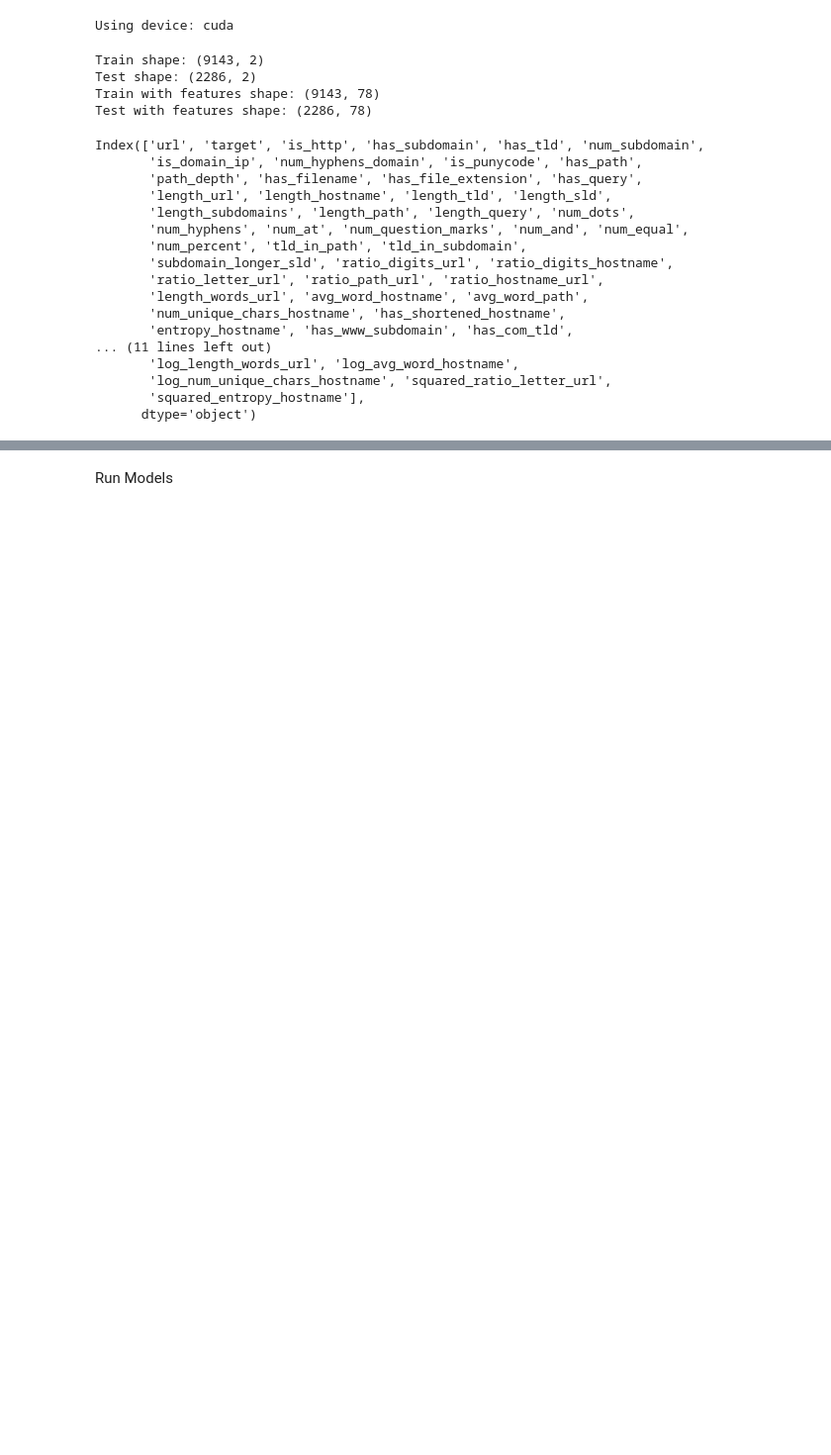
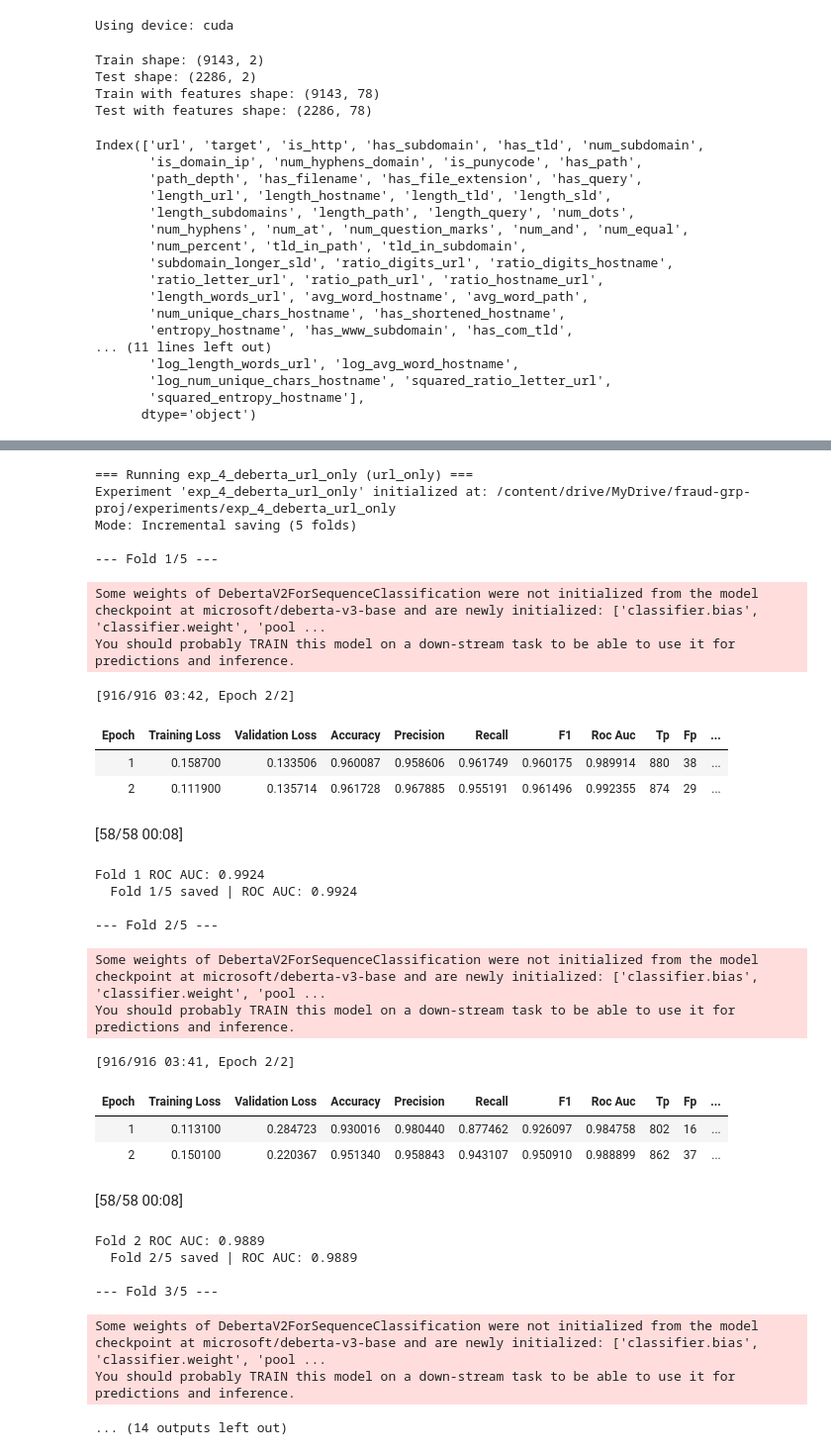
Before and after one commit to KoalaLyfestyle/BT4012-Group-13, a Jupyter notebook: exp_4_transformer_models.ipynb, the cells around one changed output, grey strips where cells are left out. Shown at 99% size. Cells and saved outputs as stored; diff of their text form; code cells hidden in the pictures; blank space fills up the shorter version.

Commit message:
run transformer

```diff
--- a/exp_4_transformer_models.ipynb
+++ b/exp_4_transformer_models.ipynb
@@ -11,14 +11,15 @@ In increasing order of complexity, we will experiment with:
 ## Setup and Imports
 # %%
 use_drive = False
-base_path = "experiments"
 
-# uncomment lines below if running on colab
 from google.colab import drive
 import os
 drive.mount('/content/drive')
 use_drive = True
 drive_root = '/content/drive/MyDrive/fraud-grp-proj/'
+print(os.path.exists(drive_root)) # check path exists
+
 base_path = os.path.join(drive_root, "experiments")
-print(os.path.exists(drive_root)) # check path exists
+
+from save_model import ModelSaver
 # %% [output]
@@ -183 +166,19 @@ def collate_fn(batch):
+# %%
+def collate_fn(batch):
+    out = {
+        "input_ids": torch.stack([b["input_ids"] for b in batch]),
+        "attention_mask": torch.stack([b["attention_mask"] for b in batch]),
+        "labels": torch.stack([b["labels"] for b in batch]),
+    }
+    if "features" in batch[0]:
+        out["features"] = torch.stack([b["features"] for b in batch])
+    return out
+# %%
+from transformers import AutoModelForSequenceClassification
+
+def DebertaURLOnly():
+    return AutoModelForSequenceClassification.from_pretrained(
+        MODEL_NAME,
+        num_labels=2
+    )
 # %%
@@ -234,10 +250,16 @@ def compute_metrics(pred):
     probs = torch.softmax(torch.tensor(logits), dim=1)[:, 1].numpy()
     preds = np.argmax(logits, axis=1)
 
+    cm = confusion_matrix(labels, preds)
+
     return {
         "accuracy": accuracy_score(labels, preds),
         "precision": precision_score(labels, preds, zero_division=0),
         "recall": recall_score(labels, preds, zero_division=0),
         "f1": f1_score(labels, preds, zero_division=0),
-        "roc_auc": roc_auc_score(labels, probs)
+        "roc_auc": roc_auc_score(labels, probs),
+        "TP": cm[1, 1],
+        "FP": cm[0, 1],
+        "TN": cm[0, 0],
+        "FN": cm[1, 0]
     }
@@ -350,2 +265,0 @@ def run_transformer_experiment(model_type, experiment_name):
-# %% [markdown]
-Run Models
@@ -352,6 +381,34 @@ Run Models
 # %%
-results_url_only = run_transformer_experiment(
-    "url_only",
-    "exp_4_deberta_url_only"
-)
+results = run_transformer_experiment("url_only", "exp_4_deberta_url_only")
+# %% [output]
+=== Running exp_4_deberta_url_only (url_only) ===
+Experiment 'exp_4_deberta_url_only' initialized at: /content/drive/MyDrive/fraud-grp-proj/experiments/exp_4_deberta_url_only
+Mode: Incremental saving (5 folds)
+
+--- Fold 1/5 ---
+Some weights of DebertaV2ForSequenceClassification were not initialized from the model checkpoint at microsoft/deberta-v3-base and are newly initialized: ['classifier.bias', 'classifier.weight', 'pool ...
+You should probably TRAIN this model on a down-stream task to be able to use it for predictions and inference.
+[916/916 03:42, Epoch 2/2]
+| Epoch | Training Loss | Validation Loss | Accuracy | Precision | Recall | F1 | Roc Auc | Tp | Fp | ... |
+| 1 | 0.158700 | 0.133506 | 0.960087 | 0.958606 | 0.961749 | 0.960175 | 0.989914 | 880 | 38 | ... |
+| 2 | 0.111900 | 0.135714 | 0.961728 | 0.967885 | 0.955191 | 0.961496 | 0.992355 | 874 | 29 | ... |
+[58/58 00:08]
+Fold 1 ROC AUC: 0.9924
+  Fold 1/5 saved | ROC AUC: 0.9924
+
+--- Fold 2/5 ---
+Some weights of DebertaV2ForSequenceClassification were not initialized from the model checkpoint at microsoft/deberta-v3-base and are newly initialized: ['classifier.bias', 'classifier.weight', 'pool ...
+You should probably TRAIN this model on a down-stream task to be able to use it for predictions and inference.
+[916/916 03:41, Epoch 2/2]
+| Epoch | Training Loss | Validation Loss | Accuracy | Precision | Recall | F1 | Roc Auc | Tp | Fp | ... |
+| 1 | 0.113100 | 0.284723 | 0.930016 | 0.980440 | 0.877462 | 0.926097 | 0.984758 | 802 | 16 | ... |
+| 2 | 0.150100 | 0.220367 | 0.951340 | 0.958843 | 0.943107 | 0.950910 | 0.988899 | 862 | 37 | ... |
+[58/58 00:08]
+Fold 2 ROC AUC: 0.9889
+  Fold 2/5 saved | ROC AUC: 0.9889
+
+--- Fold 3/5 ---
+Some weights of DebertaV2ForSequenceClassification were not initialized from the model checkpoint at microsoft/deberta-v3-base and are newly initialized: ['classifier.bias', 'classifier.weight', 'pool ...
+You should probably TRAIN this model on a down-stream task to be able to use it for predictions and inference.
+... (14 outputs left out)
 # %%
```
Also changed, not shown: parts of 15 cells of this notebook.
